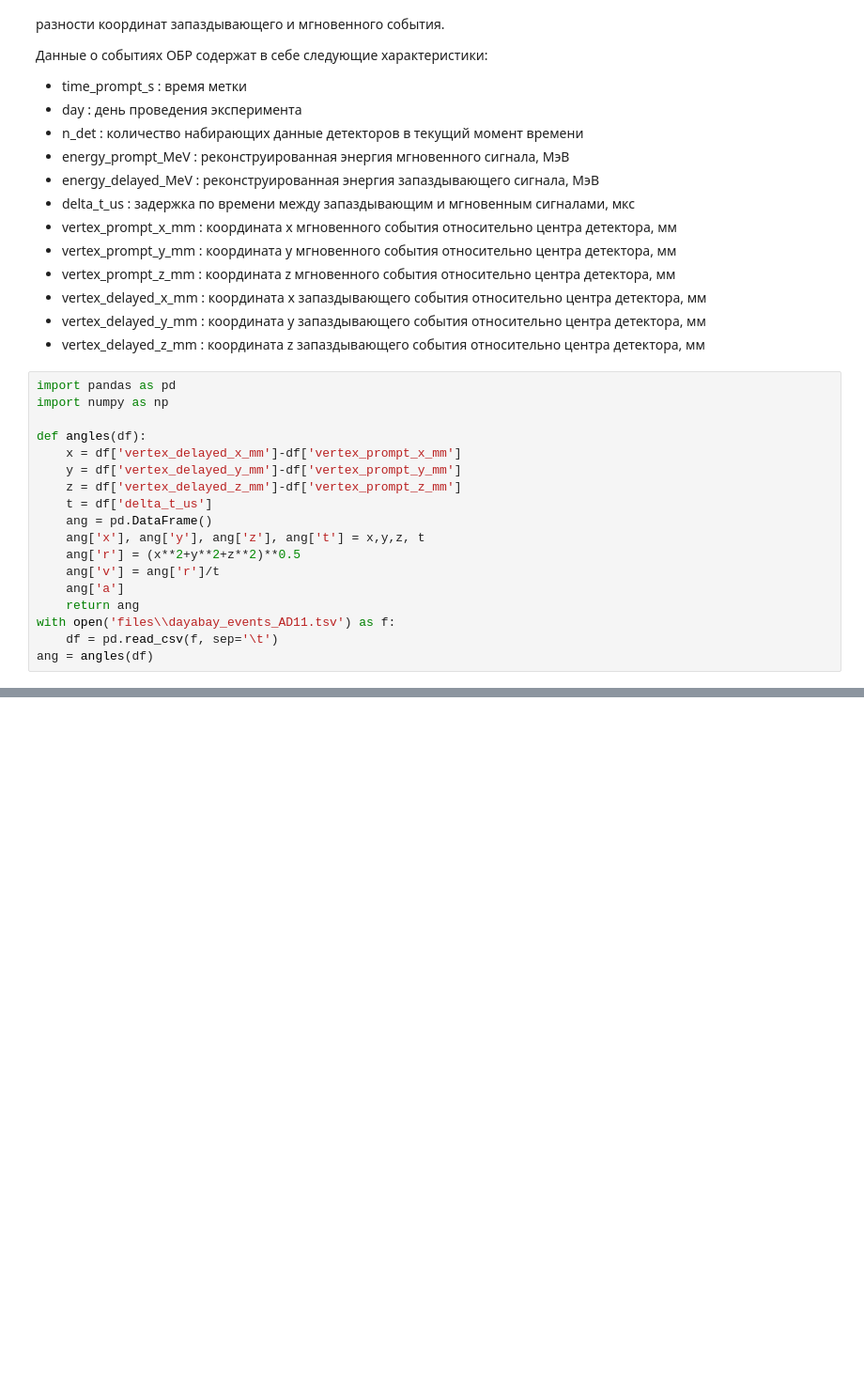
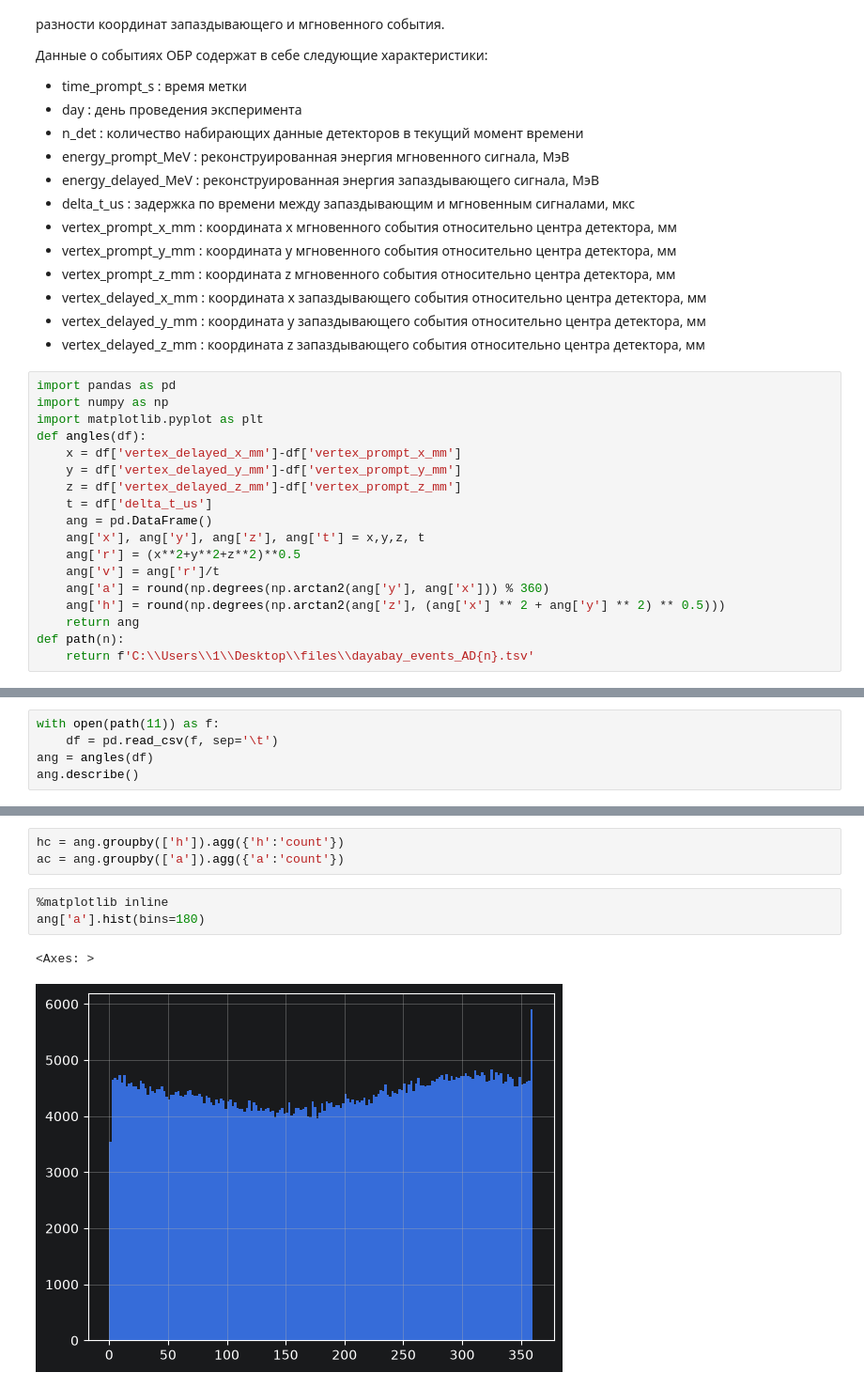
Before and after one commit to Dmitriy-Arhipov/lpr_python_1sem, a Jupyter notebook: DayaBay.ipynb, the cells around one changed output, grey strips where cells are left out. Shown at 94% size. Cells and saved outputs as stored; diff of their text form; blank space fills up the shorter version.

```diff
--- a/DayaBay.ipynb
+++ b/DayaBay.ipynb
@@ -19,7 +19,7 @@
 # %%
 import pandas as pd
 import numpy as np
-
+import matplotlib.pyplot as plt
 def angles(df):
     x = df['vertex_delayed_x_mm']-df['vertex_prompt_x_mm']
     y = df['vertex_delayed_y_mm']-df['vertex_prompt_y_mm']
@@ -29,8 +29,8 @@ def angles(df):
     ang['x'], ang['y'], ang['z'], ang['t'] = x,y,z, t
     ang['r'] = (x**2+y**2+z**2)**0.5
     ang['v'] = ang['r']/t
-    ang['a']
+    ang['a'] = round(np.degrees(np.arctan2(ang['y'], ang['x'])) % 360)
+    ang['h'] = round(np.degrees(np.arctan2(ang['z'], (ang['x'] ** 2 + ang['y'] ** 2) ** 0.5)))
     return ang
-with open('files\\dayabay_events_AD11.tsv') as f:
-    df = pd.read_csv(f, sep='\t')
-ang = angles(df)
+def path(n):
+    return f'C:\\Users\\1\\Desktop\\files\\dayabay_events_AD{n}.tsv'
@@ -43,0 +37,5 @@ ang = angles(df)
+# %%
+with open(path(11)) as f:
+    df = pd.read_csv(f, sep='\t')
+ang = angles(df)
+ang.describe()
@@ -43,0 +52,9 @@ ang = angles(df)
+# %%
+hc = ang.groupby(['h']).agg({'h':'count'})
+ac = ang.groupby(['a']).agg({'a':'count'})
+# %%
+%matplotlib inline
+ang['a'].hist(bins=180)
+# %% [output]
+<Axes: >
+[figure, added]
```
Also changed, not shown: parts of 13 cells of this notebook, 1 other file.
